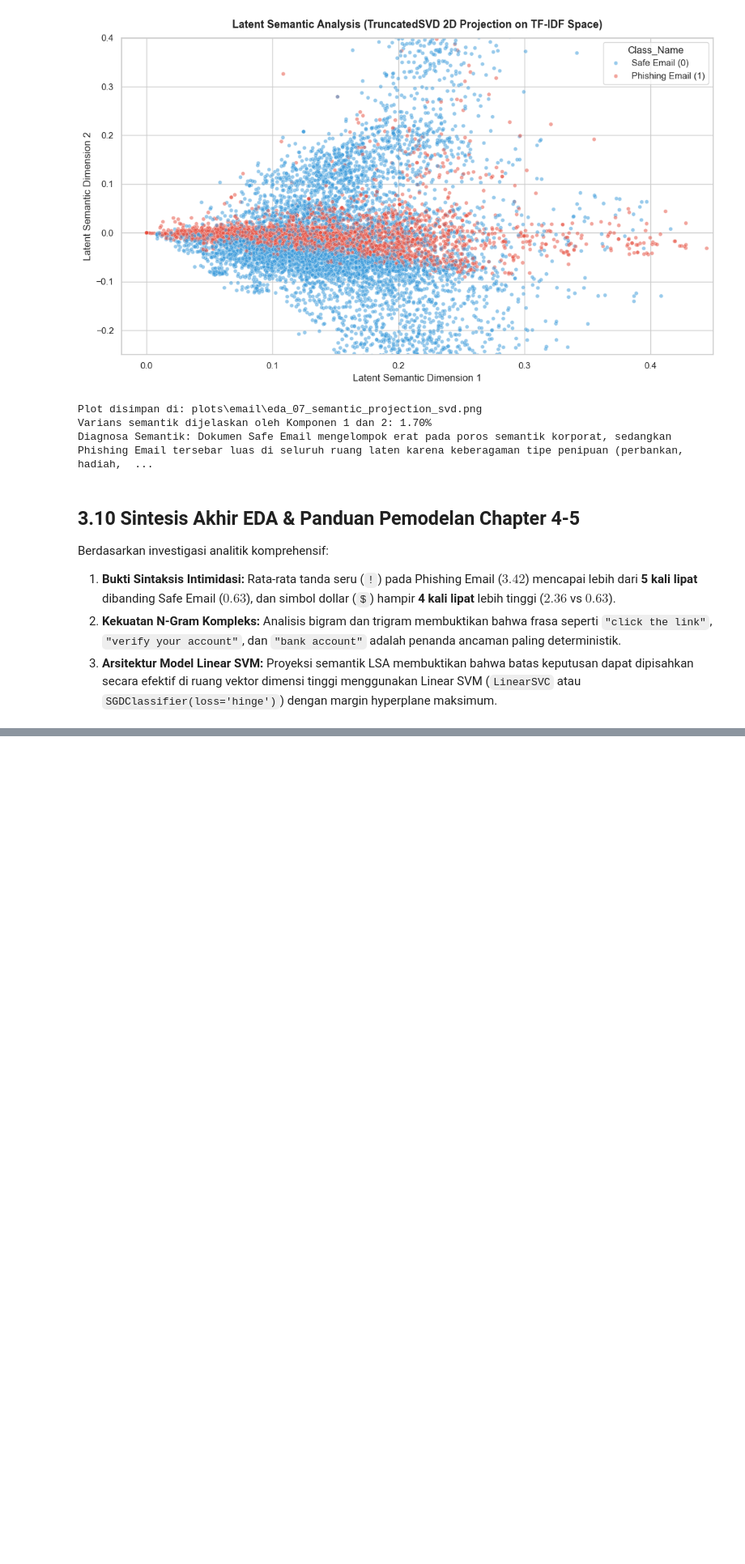
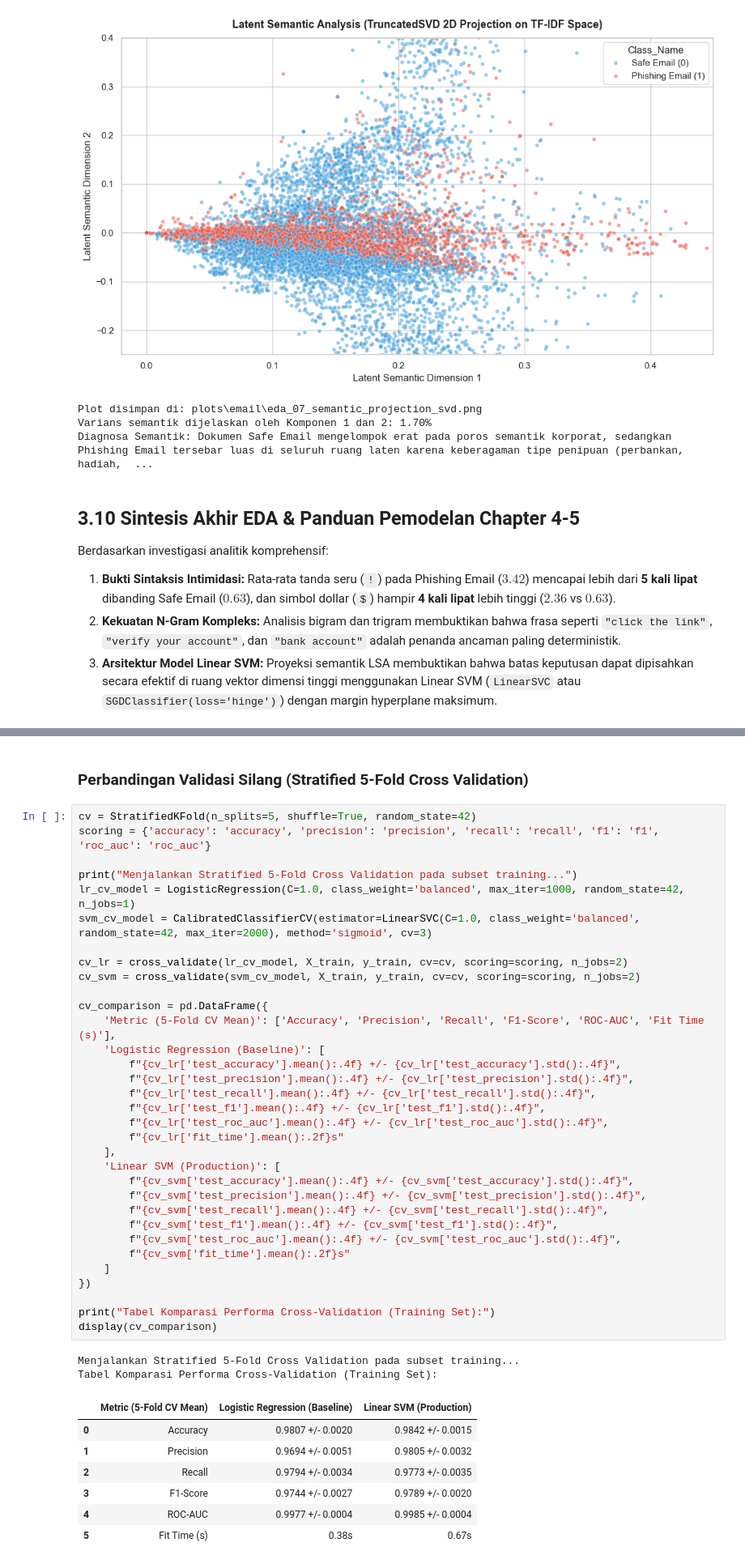
Before and after one commit to fathirrizkifadillah/PhisGuard_Model_Training, a Jupyter notebook: email.ipynb, the cells around one changed output, grey strips where cells are left out. Shown at 81% size. Drawn from its saved outputs; the diff is of its cells as text; blank space fills up the shorter version.

Commit message:
Chapter 4-6 : Feature Pipeline, Model Training, and Evaluation

```diff
--- a/email.ipynb
+++ b/email.ipynb
@@ -1147,0 +1302,45 @@ Berdasarkan investigasi analitik komprehensif:
+# %% [markdown]
+### Perbandingan Validasi Silang (Stratified 5-Fold Cross Validation)
+# %%
+cv = StratifiedKFold(n_splits=5, shuffle=True, random_state=42)
+scoring = {'accuracy': 'accuracy', 'precision': 'precision', 'recall': 'recall', 'f1': 'f1', 'roc_auc': 'roc_auc'}
+
+print("Menjalankan Stratified 5-Fold Cross Validation pada subset training...")
+lr_cv_model = LogisticRegression(C=1.0, class_weight='balanced', max_iter=1000, random_state=42, n_jobs=1)
+svm_cv_model = CalibratedClassifierCV(estimator=LinearSVC(C=1.0, class_weight='balanced', random_state=42, max_iter=2000), method='sigmoid', cv=3)
+
+cv_lr = cross_validate(lr_cv_model, X_train, y_train, cv=cv, scoring=scoring, n_jobs=2)
+cv_svm = cross_validate(svm_cv_model, X_train, y_train, cv=cv, scoring=scoring, n_jobs=2)
+
+cv_comparison = pd.DataFrame({
+    'Metric (5-Fold CV Mean)': ['Accuracy', 'Precision', 'Recall', 'F1-Score', 'ROC-AUC', 'Fit Time (s)'],
+    'Logistic Regression (Baseline)': [
+        f"{cv_lr['test_accuracy'].mean():.4f} +/- {cv_lr['test_accuracy'].std():.4f}",
+        f"{cv_lr['test_precision'].mean():.4f} +/- {cv_lr['test_precision'].std():.4f}",
+        f"{cv_lr['test_recall'].mean():.4f} +/- {cv_lr['test_recall'].std():.4f}",
+        f"{cv_lr['test_f1'].mean():.4f} +/- {cv_lr['test_f1'].std():.4f}",
+        f"{cv_lr['test_roc_auc'].mean():.4f} +/- {cv_lr['test_roc_auc'].std():.4f}",
+        f"{cv_lr['fit_time'].mean():.2f}s"
+    ],
+    'Linear SVM (Production)': [
+        f"{cv_svm['test_accuracy'].mean():.4f} +/- {cv_svm['test_accuracy'].std():.4f}",
+        f"{cv_svm['test_precision'].mean():.4f} +/- {cv_svm['test_precision'].std():.4f}",
+        f"{cv_svm['test_recall'].mean():.4f} +/- {cv_svm['test_recall'].std():.4f}",
+        f"{cv_svm['test_f1'].mean():.4f} +/- {cv_svm['test_f1'].std():.4f}",
+        f"{cv_svm['test_roc_auc'].mean():.4f} +/- {cv_svm['test_roc_auc'].std():.4f}",
+        f"{cv_svm['fit_time'].mean():.2f}s"
+    ]
+})
+
+print("Tabel Komparasi Performa Cross-Validation (Training Set):")
+display(cv_comparison)
+# %% [output]
+Menjalankan Stratified 5-Fold Cross Validation pada subset training...
+Tabel Komparasi Performa Cross-Validation (Training Set):
+|  | Metric (5-Fold CV Mean) | Logistic Regression (Baseline) | Linear SVM (Production) |
+| 0 | Accuracy | 0.9807 +/- 0.0020 | 0.9842 +/- 0.0015 |
+| 1 | Precision | 0.9694 +/- 0.0051 | 0.9805 +/- 0.0032 |
+| 2 | Recall | 0.9794 +/- 0.0034 | 0.9773 +/- 0.0035 |
+| 3 | F1-Score | 0.9744 +/- 0.0027 | 0.9789 +/- 0.0020 |
+| 4 | ROC-AUC | 0.9977 +/- 0.0004 | 0.9985 +/- 0.0004 |
+| 5 | Fit Time (s) | 0.38s | 0.67s |
```
Also changed, not shown: parts of 11 cells of this notebook, 19 other files.
